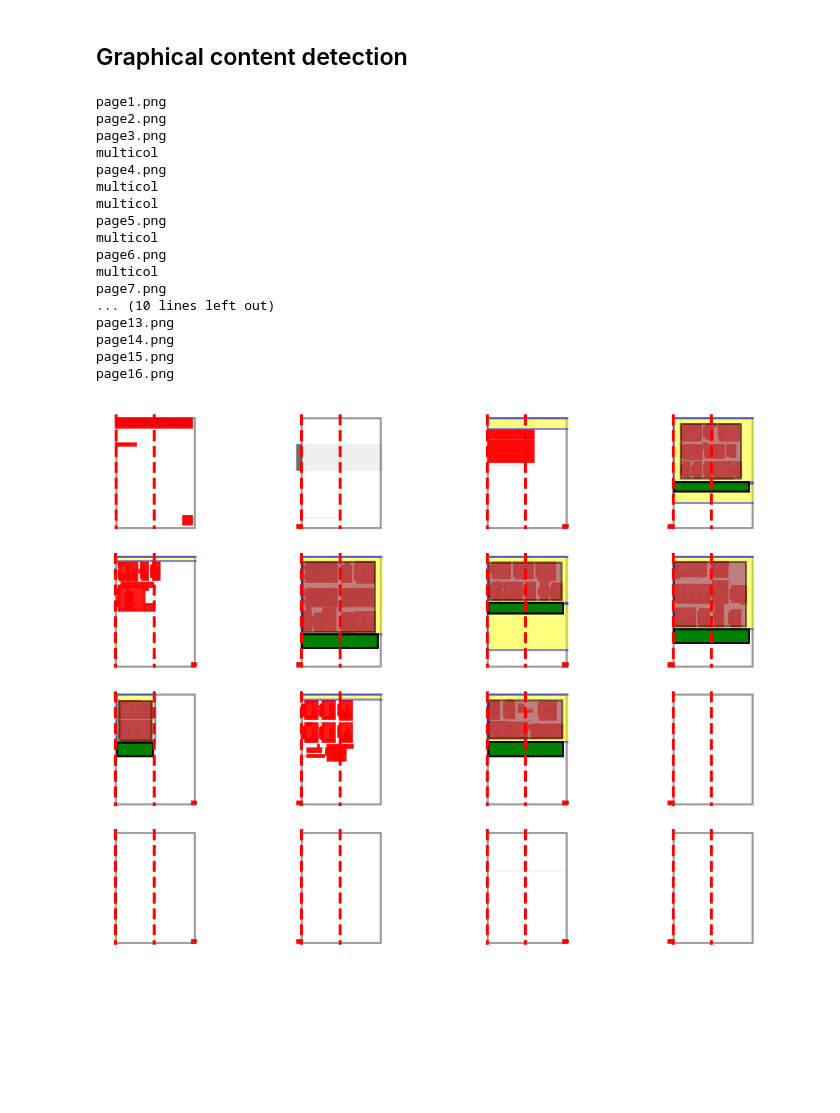
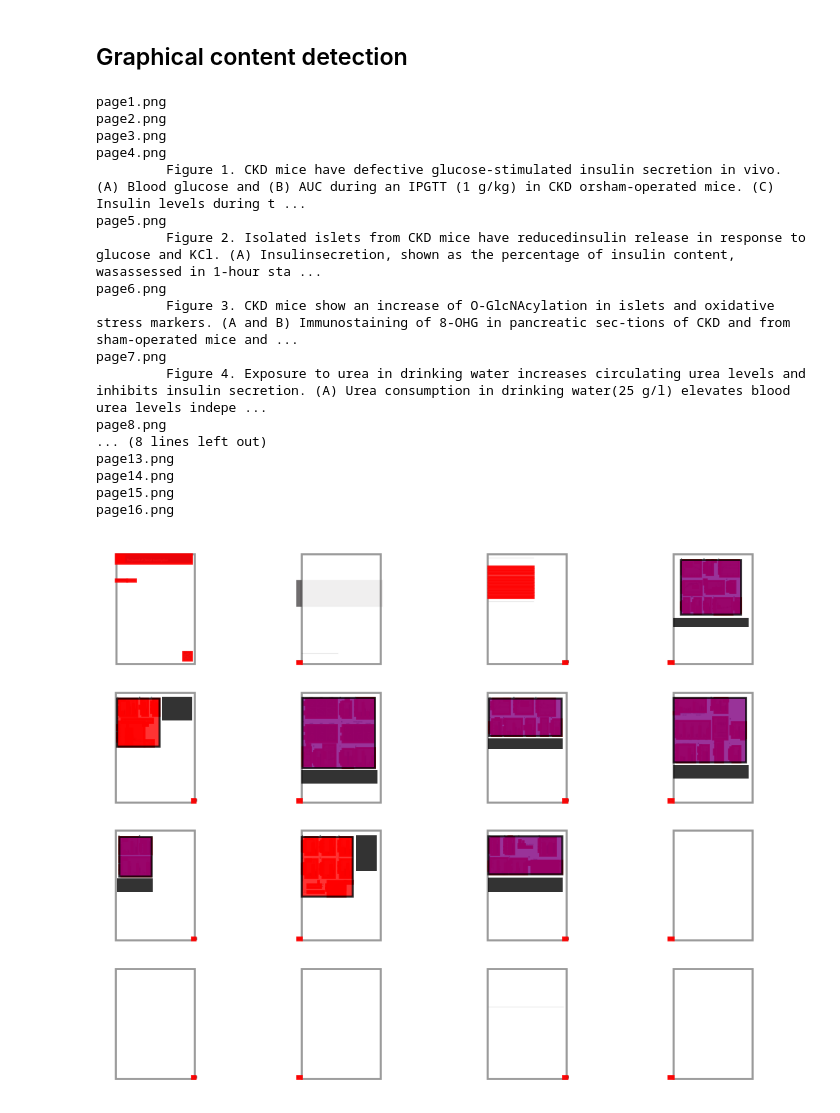
Before and after one commit to pengyuanli/PDFigCapX, a Jupyter notebook: pdfigcapx/src/chrome.ipynb, the cells around one changed output. Saved outputs shown, nothing was run; the diff lists cells and outputs as text; code cells hidden in the pictures; blank space fills up the shorter version.

Commit message:
regions all sides

```diff
--- a/pdfigcapx/src/chrome.ipynb
+++ b/pdfigcapx/src/chrome.ipynb
@@ -152,7 +152,7 @@ def draw_bboxes(ax, bboxes, edgecolor: Optional[str], facecolor: Optional[str],
     rect = patches.Rectangle((bbox[0], bbox[1]),
                             bbox[2], bbox[3],
                             linewidth=1,
-                            edgecolor=edgecolor if edgecolor else 'null',
+                            edgecolor=edgecolor,
                             facecolor=facecolor if facecolor else 'null',
                             alpha=alpha)
     ax.add_patch(rect)
@@ -473,50 +505,81 @@ for idx, page in enumerate(pages):
   draw_content_region(ax[row][col], content_region)
   # draw_text_regions(ax[row][col], page)
 
   # probably don't filter by more height here yet, as some labels connect
   # the figures
   candidates, fig_containers, table_containers = get_potential_figure_bboxes(xpdf_folder_path, page, layout, row_height)
   draw_figure_candidates(ax[row][col], candidates)
-  draw_columns(ax[row][col], cols_layout, page.height)
+  # draw_columns(ax[row][col], cols_layout, page.height)
 
   caption_bboxes = [x.to_bbox() for x in fig_containers]
   # draw_bboxes(ax[row][col], caption_bboxes, 'black', 'black', 1.0)
-  regions = estimate_caption_regions(fig_containers, num_cols_in_doc, page.width, row_width, cols_layout, layout)
 
-  out_figures, unmatch_caption_boxes = match_figures_with_captions(regions, candidates)
-  expanded_figures = expand_captions(page, out_figures, row_height)
+  # process figures when captions are below the image
+  regions = estimate_caption_regions_top(fig_containers, num_cols_in_doc, page.width, row_width, cols_layout, layout)
+  figures_top, unmatch_caption_boxes, remaining_candidates = match_figures_with_captions(regions, candidates)
+  # check tables
+  regions = estimate_caption_regions_bottom(table_containers, num_cols_in_doc, page.width, row_width, cols_layout, layout)
+  tables, _, remaining_candidates = match_figures_with_captions(regions, remaining_candidates)
+  # process figures when captions are on top of image
+  regions = estimate_caption_regions_bottom(unmatch_caption_boxes, num_cols_in_doc, page.width, row_width, cols_layout, layout)
+  figures_bottom, unmatch_caption_boxes, remaining_candidates = match_figures_with_captions(regions, remaining_candidates)
+  # finally check images when captions are on the sides
+  regions = estimate_caption_regions_side(unmatch_caption_boxes, num_cols_in_doc, row_width, cols_layout, layout)
+  figures_side, unmatch_caption_boxes, remaining_candidates = match_figures_with_captions(regions, remaining_candidates)
 
-  region_bboxes = [x[1] for x in regions]
+  figures_top = expand_captions(page, figures_top, row_height)
+  fig_bboxes_top = [x.to_bbox() for x in figures_top]
+  captions = [x.caption.to_bbox() for x in figures_top]
+  for figure in figures_top:
+    print("\t", figure.caption.text)
+  draw_bboxes(ax[row][col], fig_bboxes_top, 'black', 'purple', 0.8)
+  draw_bboxes(ax[row][col], captions, None, 'black', 0.8)
+
+  figures_bottom = expand_captions(page, figures_bottom, row_height)
+  fig_bboxes_bottom = [x.to_bbox() for x in figures_bottom]
+  captions = [x.caption.to_bbox() for x in figures_bottom]
+  for figure in figures_bottom:
+    print("\t", figure.caption.text)
+  draw_bboxes(ax[row][col], captions, None, 'black', 0.8)
+
+  fig_bboxes_side = [x.to_bbox() for x in figures_side]
+
+  draw_bboxes(ax[row][col], fig_bboxes_bottom, 'black', 'red', 0.8)
+  draw_bboxes(ax[row][col], fig_bboxes_side, 'black', 'blue', 0.8)
+
+  # expanded_figures = expand_captions(page, out_figures, row_height)
+
+  # region_bboxes = [x[1] for x in regions]
   # print(region_bboxes)
-  draw_bboxes(ax[row][col], region_bboxes, 'blue', 'yellow', 0.5)
+  # draw_bboxes(ax[row][col], region_bboxes, 'blue', 'yellow', 0.5)
 
   # draw_bboxes(ax[row][col], out_figures, 'black', 'purple', 0.5)
-  expanded_fig_bboxes = [x.to_bbox() for x in expanded_figures]
-  expanded_captions = [x.caption.to_bbox() for x in expanded_figures]
-  draw_bboxes(ax[row][col], expanded_fig_bboxes, 'black', 'purple', 0.5)
-  draw_bboxes(ax[row][col], expanded_captions, 'black', 'green', 1)
+  # expanded_fig_bboxes = [x.to_bbox() for x in expanded_figures]
+  # expanded_captions = [x.caption.to_bbox() for x in expanded_figures]
+  # draw_bboxes(ax[row][col], expanded_fig_bboxes, 'black', 'purple', 0.5)
+  # draw_bboxes(ax[row][col], expanded_captions, 'black', 'green', 1)
 
   ax[row][col].imshow(page_image)
   ax[row][col].axis('off')
 # %% [output]
 page1.png
 page2.png
 page3.png
-multicol
 page4.png
-multicol
-multicol
+         Figure 1. CKD mice have defective glucose-stimulated insulin secretion in vivo. (A) Blood glucose and (B) AUC during an IPGTT (1 g/kg) in CKD orsham-operated mice. (C) Insulin levels during t ...
 page5.png
-multicol
+         Figure 2. Isolated islets from CKD mice have reducedinsulin release in response to glucose and KCl. (A) Insulinsecretion, shown as the percentage of insulin content, wasassessed in 1-hour sta ...
 page6.png
-multicol
+         Figure 3. CKD mice show an increase of O-GlcNAcylation in islets and oxidative stress markers. (A and B) Immunostaining of 8-OHG in pancreatic sec-tions of CKD and from sham-operated mice and ...
 page7.png
-... (10 lines left out)
+         Figure 4. Exposure to urea in drinking water increases circulating urea levels and inhibits insulin secretion. (A) Urea consumption in drinking water(25 g/l) elevates blood urea levels indepe ...
+page8.png
+... (8 lines left out)
 page13.png
 page14.png
 page15.png
 page16.png
-[figure, old version]
+[figure, new version]
 # %%
 # base_folder_path = xpdf_folder_path
 # page = pages[2]
```
Also changed, not shown: parts of 1 cell of this notebook.
